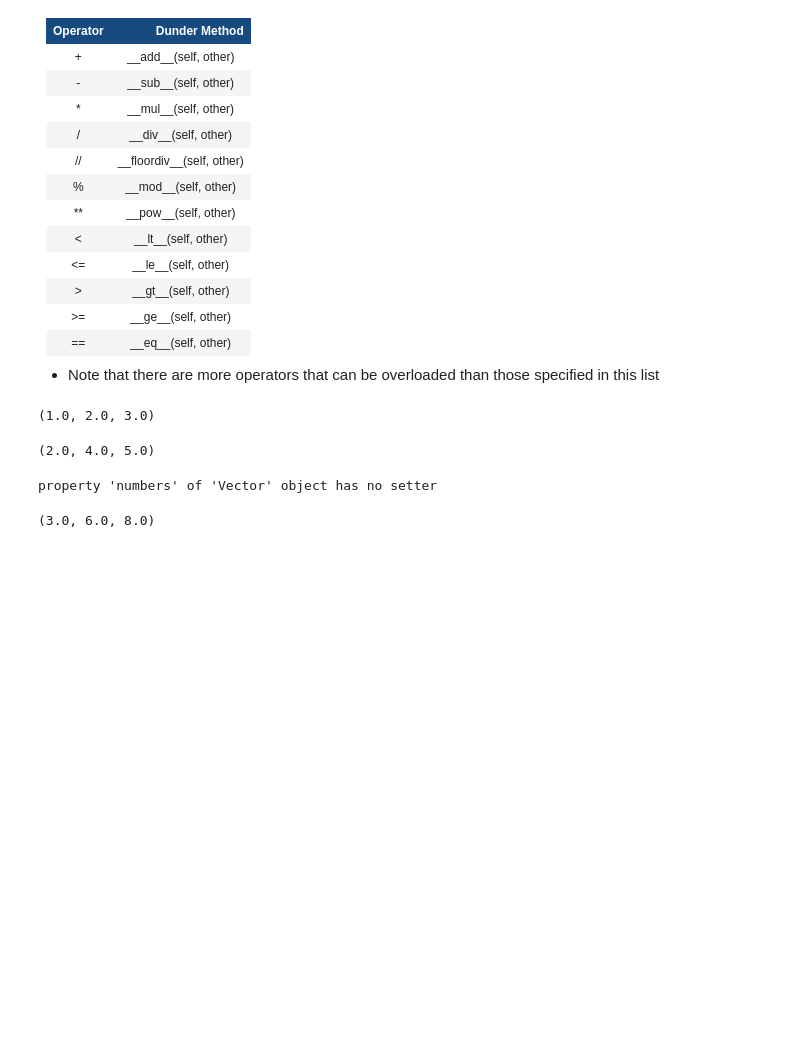
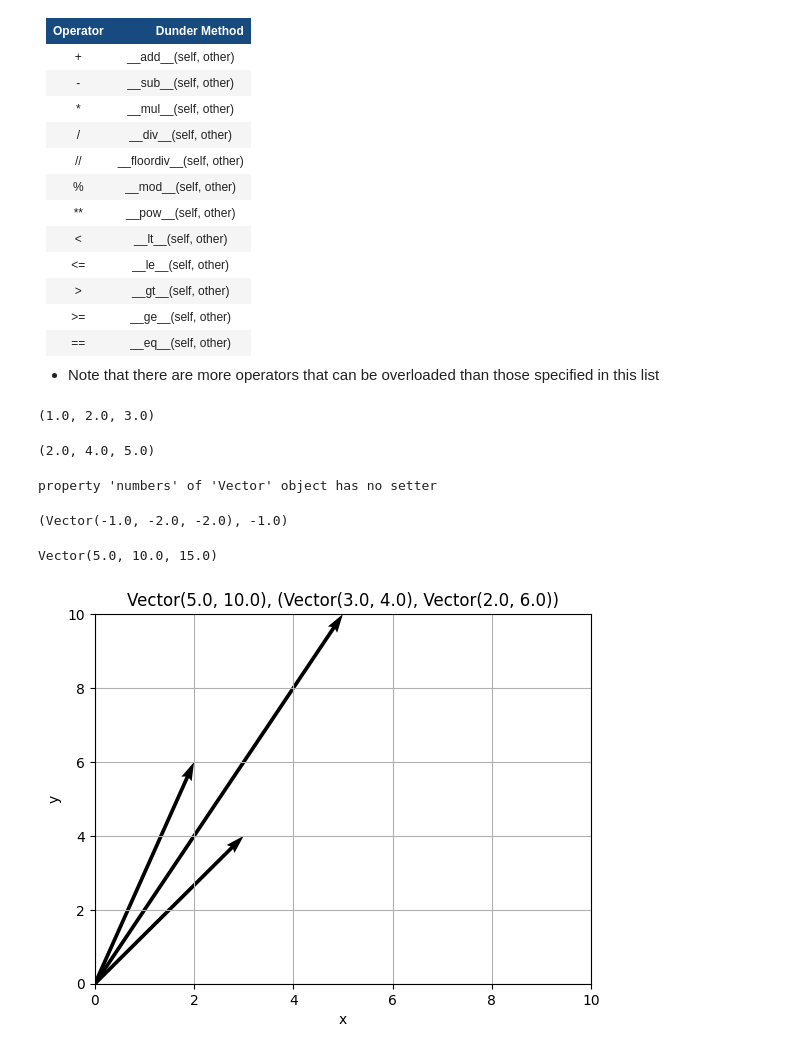
Before and after one commit to FellanNokes/Python_Course_Felix_Kjellberg_DE25, a Jupyter notebook: Video_tutorials/15_oop_polymorphism/polymorphism.ipynb, the cells around one changed output. Saved outputs shown, nothing was run; the diff lists cells and outputs as text; code cells hidden in the pictures; blank space fills up the shorter version.

```diff
--- a/Video_tutorials/15_oop_polymorphism/polymorphism.ipynb
+++ b/Video_tutorials/15_oop_polymorphism/polymorphism.ipynb
@@ -204,15 +204,45 @@ class Vector:
         return self._numbers
 
     def __add__(self, other:Vector) -> Vector:
-        numbers = (num1 + num2 for num1, num2 in zip(self.numbers, other.numbers))
+        if self.validate_vectos(other):
+            numbers = (num1 + num2 for num1, num2 in zip(self.numbers, other.numbers))
+            return Vector(*numbers)
+
+    def __sub__(self, other:Vector) -> Vector:
+        if self.validate_vectos(other):
+            numbers = (num1 - num2 for num1, num2 in zip(self.numbers, other.numbers))
+            return Vector(*numbers)
+
+    def __mul__(self, value: float) -> Vector:
+        if not isinstance(value, (int, float)):
+            raise TypeError(f"The value for multiplication must be in or float not {type(value)}")
+        numbers = (value*number for number in self.numbers)
         return Vector(*numbers)
+
+    def validate_vectos(self, other: Vector) -> bool:
+        if not isinstance(other, Vector) or len(other) != len(self):
+            raise TypeError(f"Both must be Vector and have same length")
+        return len(self) == len(other)
+
+    def __len__(self) -> int:
+        return len(self.numbers)
+
+    def __repr__(self) -> str:
+        return f"Vector{self.numbers}"
+
+    def __getitem__(self, item: int) -> float:
+        return self.numbers[item]
 
 v1 = Vector(1,2,3)
 v2 = Vector(2,4,5)
 
-v3 = v1 + v2
+v3 = v1 - v2
 v2.numbers
 
-v3.numbers
+v3, v3[0]
 # %% [output]
-(3.0, 6.0, 8.0)
+(Vector(-1.0, -2.0, -2.0), -1.0)
+# %%
+v1*5
+# %% [output]
+Vector(5.0, 10.0, 15.0)
@@ -218,0 +325,9 @@ v3.numbers
+# %%
+
+v2 = Vector(3,4)
+v3 = Vector(2,6)
+v4 = v2 + v3
+
+v4.plot(v2,v3)
+# %% [output]
+[figure, added]
```
Also changed, not shown: parts of 1 cell of this notebook.
